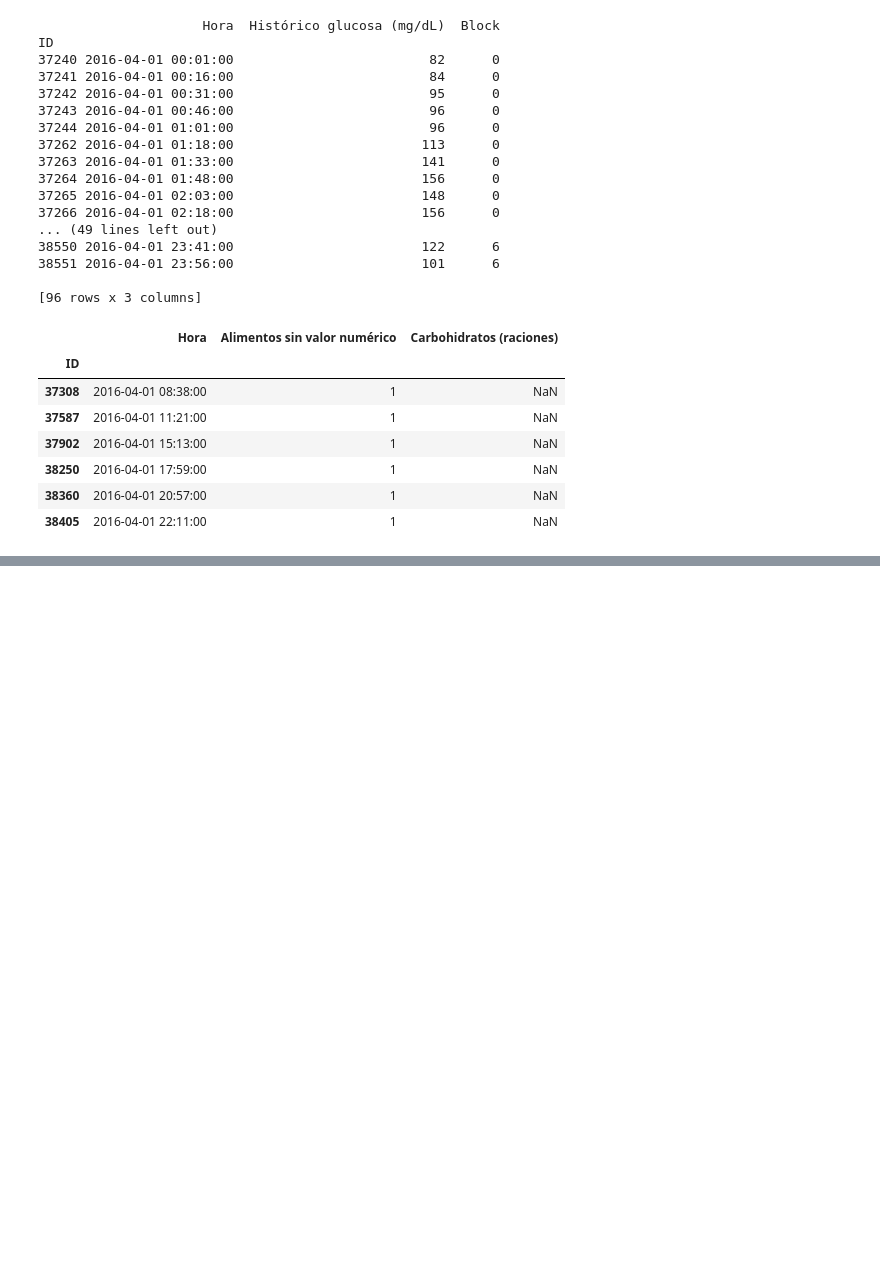
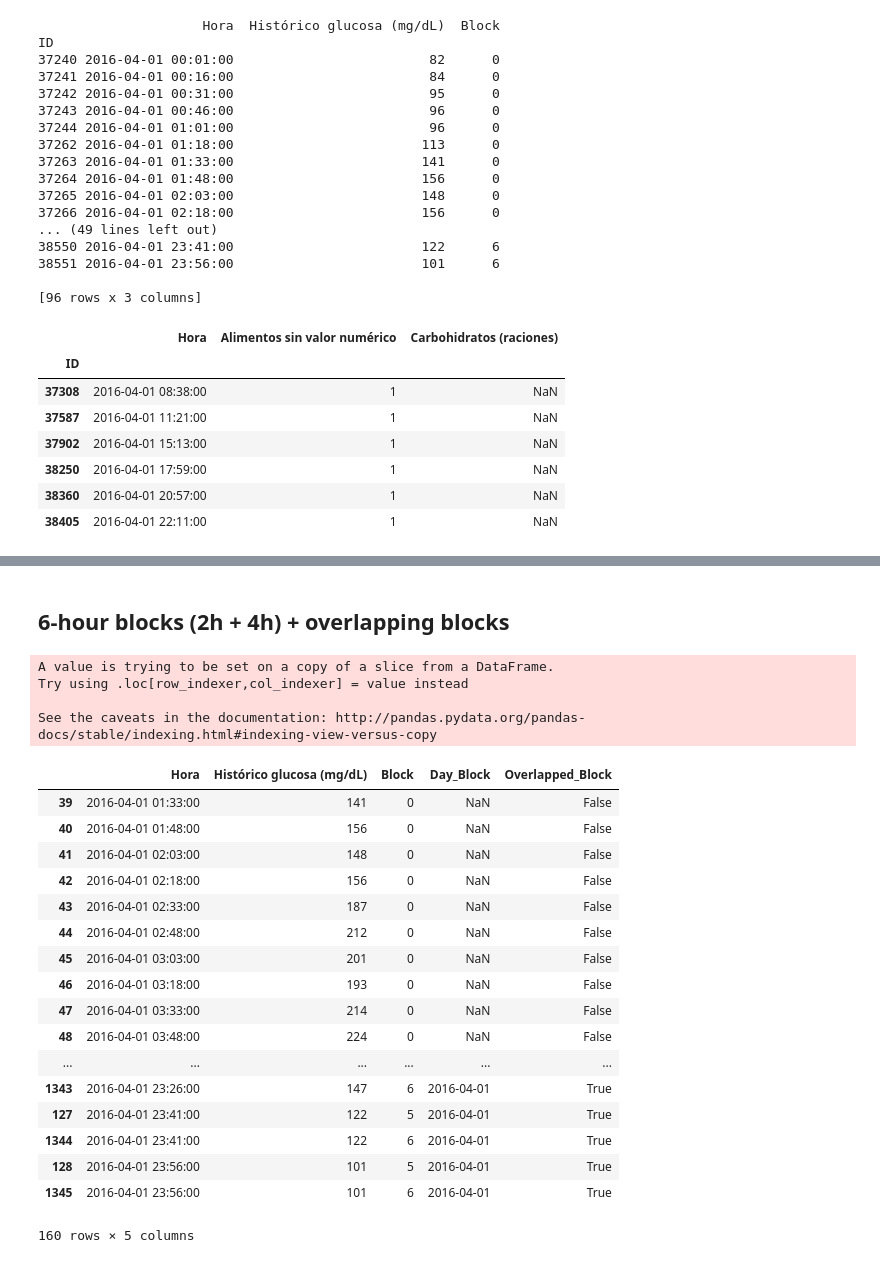
Before and after one commit to franloza/Glycemic-Patterns, a Jupyter notebook: notes.ipynb, the cells around one changed output, grey strips where cells are left out. Drawn from its saved outputs; the diff is of its cells as text; code cells hidden in the pictures; blank space fills up the shorter version.

Commit message:
Added overlapped blocks

```diff
--- a/notes.ipynb
+++ b/notes.ipynb
@@ -137,3 +138,64 @@ plt.show()
 # %% [output]
 [interactive output not drawn]
 [interactive output not drawn]
+# %% [markdown]
+## 6-hour blocks (2h + 4h) + overlapping blocks
+# %%
+pre_time_interval = 2
+post_time_interval = 4
+auto_gluc_blocks = raw_data[raw_data[raw_data.columns[1]] == 0].drop(raw_data.columns[[1, 3, 4, 5, 6, 7]], axis=1)
+
+auto_gluc_blocks.loc[:, "Block"] = 0
+auto_gluc_blocks.loc[:, "Day_Block"] = np.nan
+auto_gluc_blocks.loc[:, "Overlapped_Block"] = False
+for date_i in dates:
+    carbo_day = carbo_datetimes[carbo_data["Hora"].dt.date == date_i]
+    block_idx = 1
+    for mid_block in carbo_day["Hora"]:
+        block_time_window = pd.Series((mid_block - datetime.timedelta(hours=int(pre_time_interval))
+                                       + datetime.timedelta(minutes=x * interval_min)
+                                       for x in range(0, int((pre_time_interval + post_time_interval) * 60))))
+        # Define block if empty
+        auto_gluc_blocks.loc[
+            (auto_gluc_blocks["Hora"].isin(block_time_window)) & (auto_gluc_blocks["Block"] == 0), ["Block",
+                                                                                                    "Day_Block"]] \
+            = [block_idx, mid_block.date()]
+
+        # Overlapped blocks
+        auto_gluc_blocks.loc[(auto_gluc_blocks["Hora"].isin(block_time_window)) & (auto_gluc_blocks["Block"] != 0)
+                             & (auto_gluc_blocks["Block"] != block_idx) & (
+                                 auto_gluc_blocks["Day_Block"] == mid_block.date()), "Overlapped_Block"] = True
+        overlapped = auto_gluc_blocks[
+            (auto_gluc_blocks["Hora"].isin(block_time_window)) & (auto_gluc_blocks["Block"] != 0)
+            & (auto_gluc_blocks["Block"] != block_idx) & (auto_gluc_blocks["Day_Block"] == mid_block.date())]
+        overlapped["Block"] = block_idx
+        auto_gluc_blocks = auto_gluc_blocks.append(overlapped,ignore_index=True)
+        block_idx += 1
+
+auto_gluc_blocks.sort_values(by=["Hora", "Block"], inplace=True)
+auto_gluc_blocks_sample = auto_gluc_blocks[(auto_gluc_blocks["Hora"].dt.date == day.date()) & (
+    (auto_gluc_blocks["Hora"].dt.date == auto_gluc_blocks["Day_Block"]) | (auto_gluc_blocks["Block"] == 0))]
+auto_gluc_blocks_sample
+# %% [output]
+A value is trying to be set on a copy of a slice from a DataFrame.
+Try using .loc[row_indexer,col_indexer] = value instead
+
+See the caveats in the documentation: http://pandas.pydata.org/pandas-docs/stable/indexing.html#indexing-view-versus-copy
+|  | Hora | Histórico glucosa (mg/dL) | Block | Day_Block | Overlapped_Block |
+| 39 | 2016-04-01 01:33:00 | 141 | 0 | NaN | False |
+| 40 | 2016-04-01 01:48:00 | 156 | 0 | NaN | False |
+| 41 | 2016-04-01 02:03:00 | 148 | 0 | NaN | False |
+| 42 | 2016-04-01 02:18:00 | 156 | 0 | NaN | False |
+| 43 | 2016-04-01 02:33:00 | 187 | 0 | NaN | False |
+| 44 | 2016-04-01 02:48:00 | 212 | 0 | NaN | False |
+| 45 | 2016-04-01 03:03:00 | 201 | 0 | NaN | False |
+| 46 | 2016-04-01 03:18:00 | 193 | 0 | NaN | False |
+| 47 | 2016-04-01 03:33:00 | 214 | 0 | NaN | False |
+| 48 | 2016-04-01 03:48:00 | 224 | 0 | NaN | False |
+| ... | ... | ... | ... | ... | ... |
+| 1343 | 2016-04-01 23:26:00 | 147 | 6 | 2016-04-01 | True |
+| 127 | 2016-04-01 23:41:00 | 122 | 5 | 2016-04-01 | True |
+| 1344 | 2016-04-01 23:41:00 | 122 | 6 | 2016-04-01 | True |
+| 128 | 2016-04-01 23:56:00 | 101 | 5 | 2016-04-01 | True |
+| 1345 | 2016-04-01 23:56:00 | 101 | 6 | 2016-04-01 | True |
+160 rows × 5 columns
```
Also changed, not shown: parts of 2 cells of this notebook.
